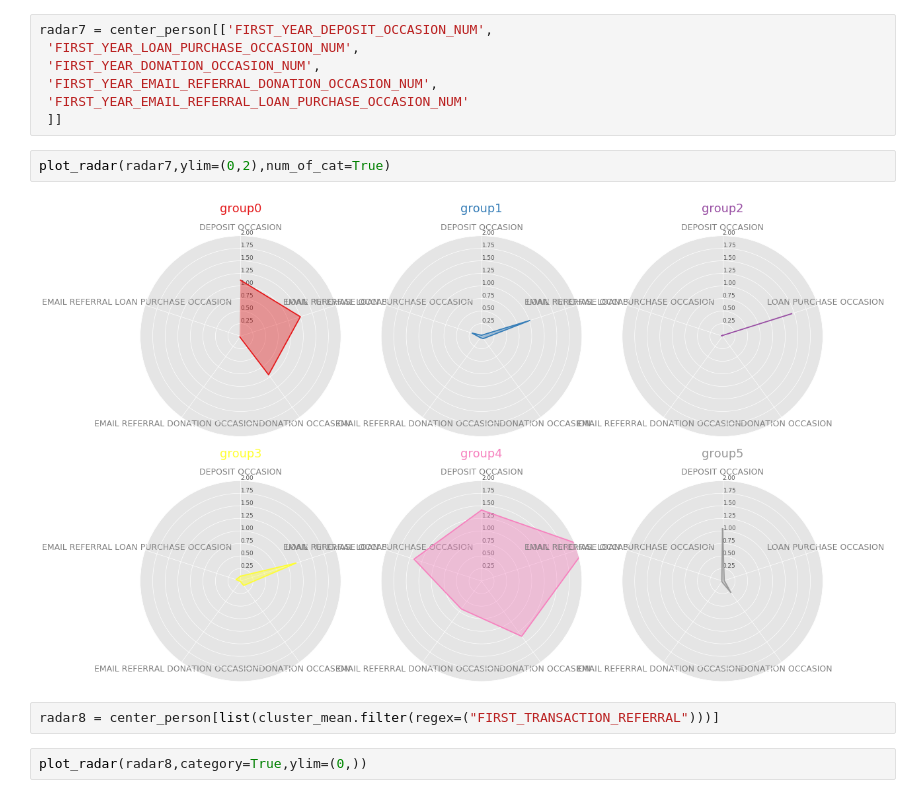
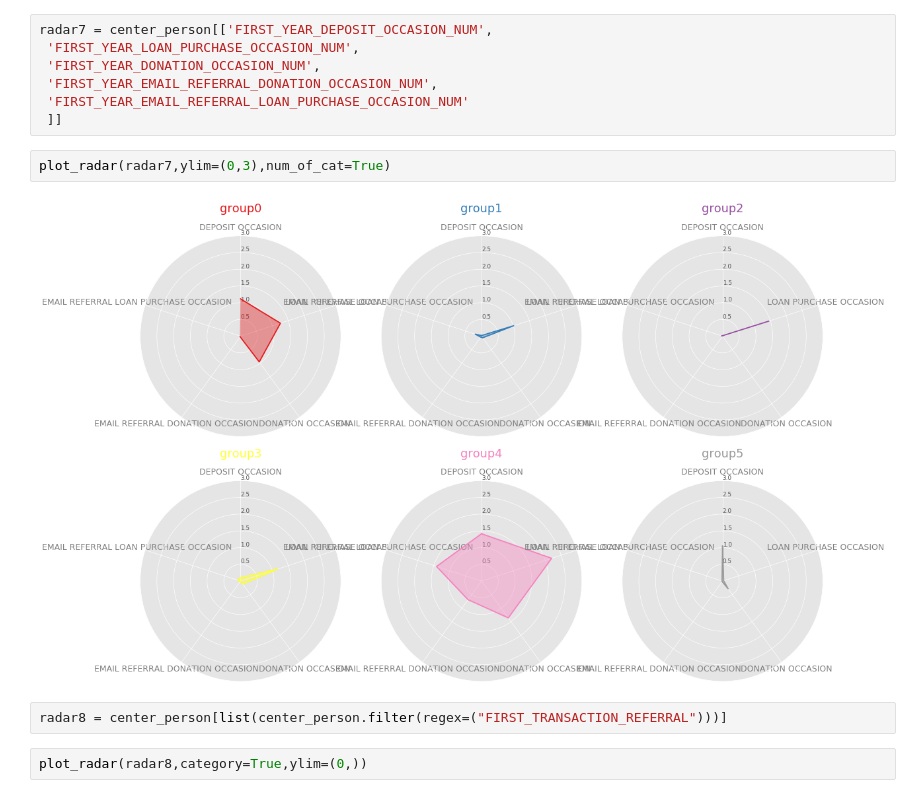
Before and after one commit to liyouzhang/Lender_Segmentations_Kiva, a Jupyter notebook: Full_Analysis_Walkthrough.ipynb, the cells around one changed output. Cells and saved outputs as stored; diff of their text form.

```diff
--- a/Full_Analysis_Walkthrough.ipynb
+++ b/Full_Analysis_Walkthrough.ipynb
@@ -393,11 +391,11 @@ radar7 = center_person[['FIRST_YEAR_DEPOSIT_OCCASION_NUM',
  'FIRST_YEAR_EMAIL_REFERRAL_LOAN_PURCHASE_OCCASION_NUM'
  ]]
 # %%
-plot_radar(radar7,ylim=(0,2),num_of_cat=True)
+plot_radar(radar7,ylim=(0,3),num_of_cat=True)
 # %% [output]
-[figure, old version]
+[figure, new version]
 # %%
-radar8 = center_person[list(cluster_mean.filter(regex=("FIRST_TRANSACTION_REFERRAL")))]
+radar8 = center_person[list(center_person.filter(regex=("FIRST_TRANSACTION_REFERRAL")))]
 # %%
 plot_radar(radar8,category=True,ylim=(0,))
 # %% [output]
```
Also changed, not shown: parts of 5 cells of this notebook.
